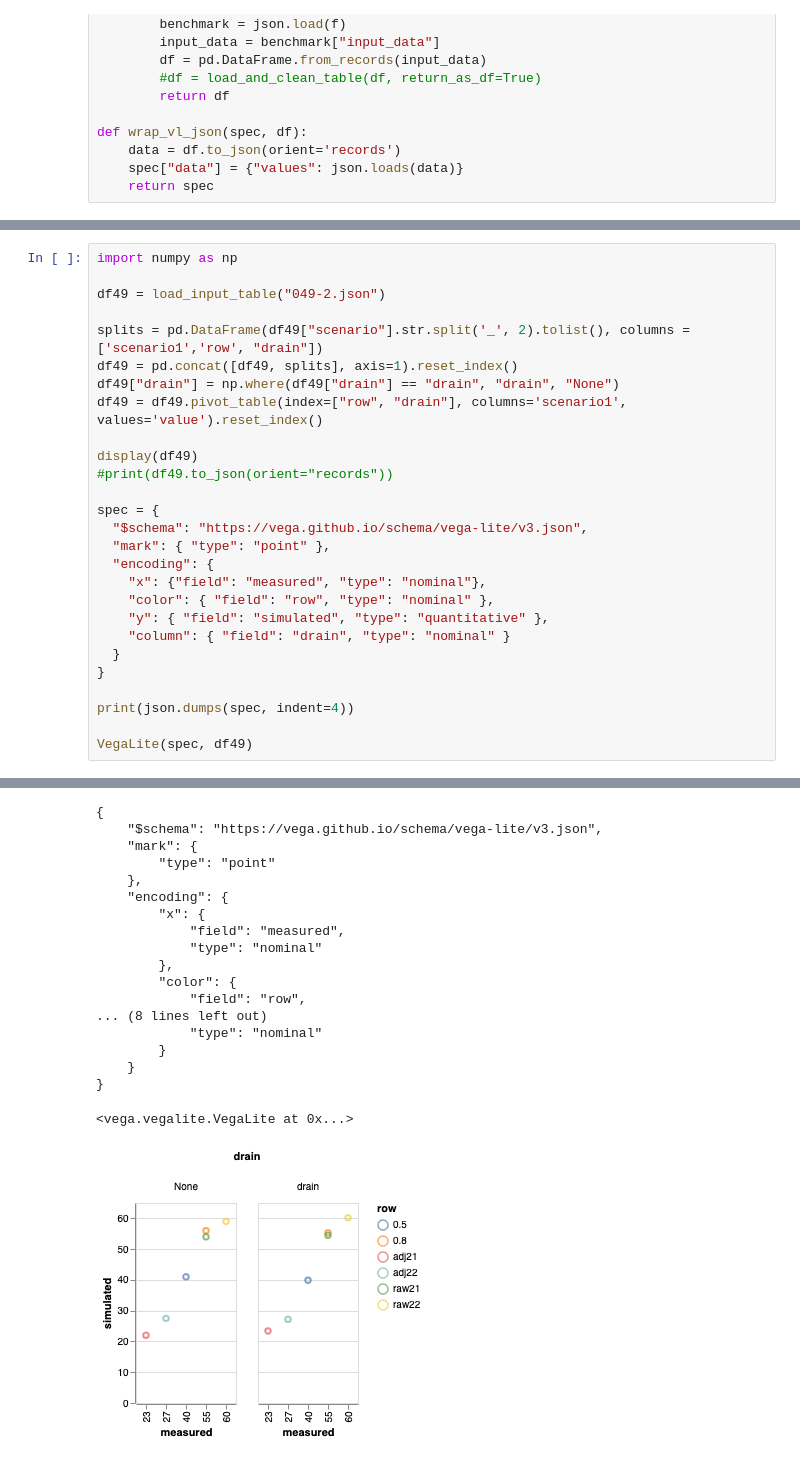
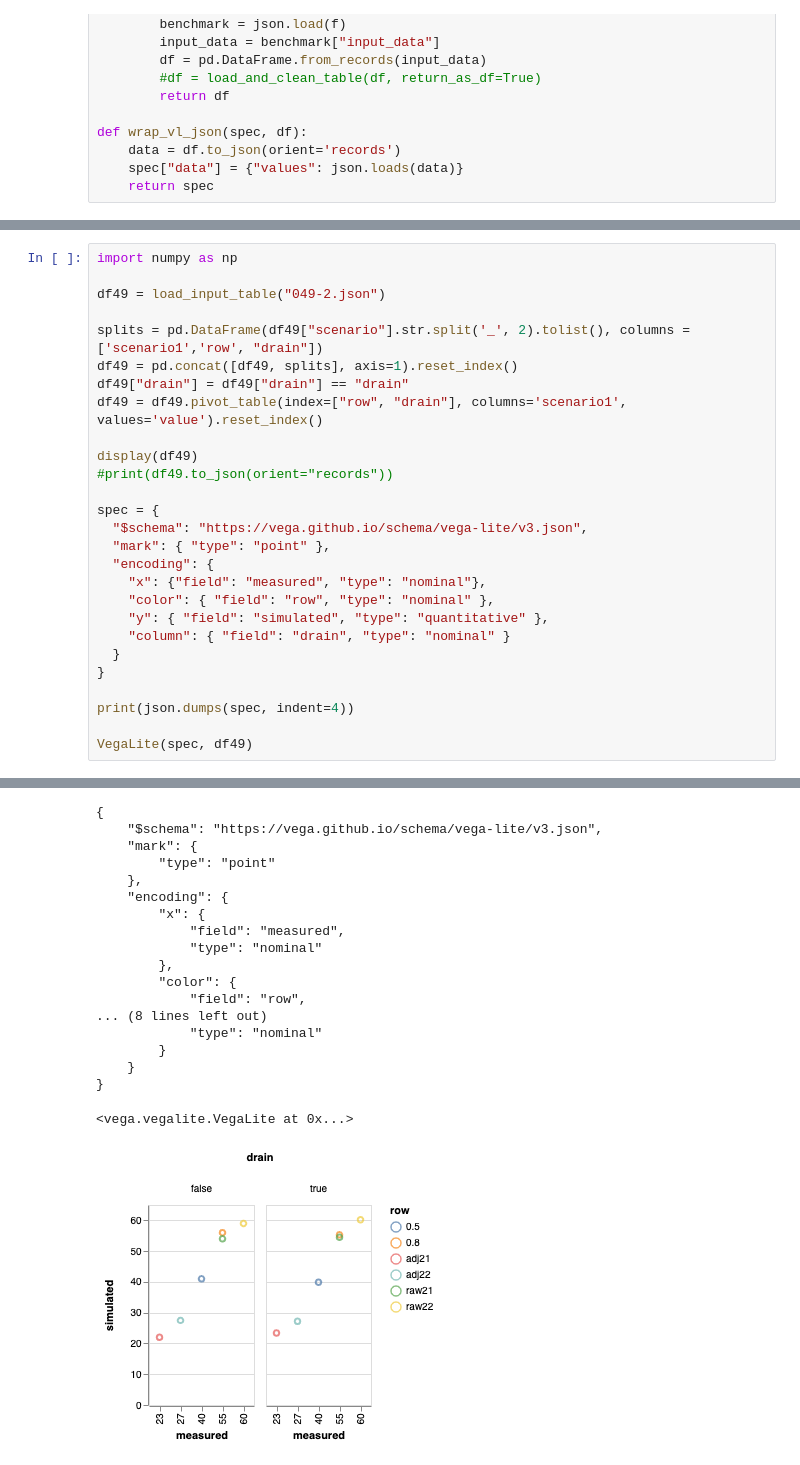
Before and after one commit to Mestway/falx, a Jupyter notebook: falx/data_prep.ipynb, the cells around one changed output, grey strips where cells are left out. Saved outputs shown, nothing was run; the diff lists cells and outputs as text.

```diff
--- a/falx/data_prep.ipynb
+++ b/falx/data_prep.ipynb
@@ -2610,7 +2609,7 @@ df49 = load_input_table("049-2.json")
 
 splits = pd.DataFrame(df49["scenario"].str.split('_', 2).tolist(), columns = ['scenario1','row', "drain"])
 df49 = pd.concat([df49, splits], axis=1).reset_index()
-df49["drain"] = np.where(df49["drain"] == "drain", "drain", "None")
+df49["drain"] = df49["drain"] == "drain"
 df49 = df49.pivot_table(index=["row", "drain"], columns='scenario1', values='value').reset_index()
 
 display(df49)
@@ -2646,23 +2645,23 @@ VegaLite(spec, df49)
 12 rows × 4 columns
 {
     "$schema": "https://vega.github.io/schema/vega-lite/v3.json",
     "mark": {
         "type": "point"
     },
     "encoding": {
         "x": {
             "field": "measured",
             "type": "nominal"
         },
         "color": {
             "field": "row",
 ... (8 lines left out)
             "type": "nominal"
         }
     }
 }
 <vega.vegalite.VegaLite at 0x...>
-[figure, old version]
+[figure, new version]
 # %%
 df50 = load_input_table("050.json")
 
```
Also changed, not shown: parts of 58 cells of this notebook, 3 other files.
